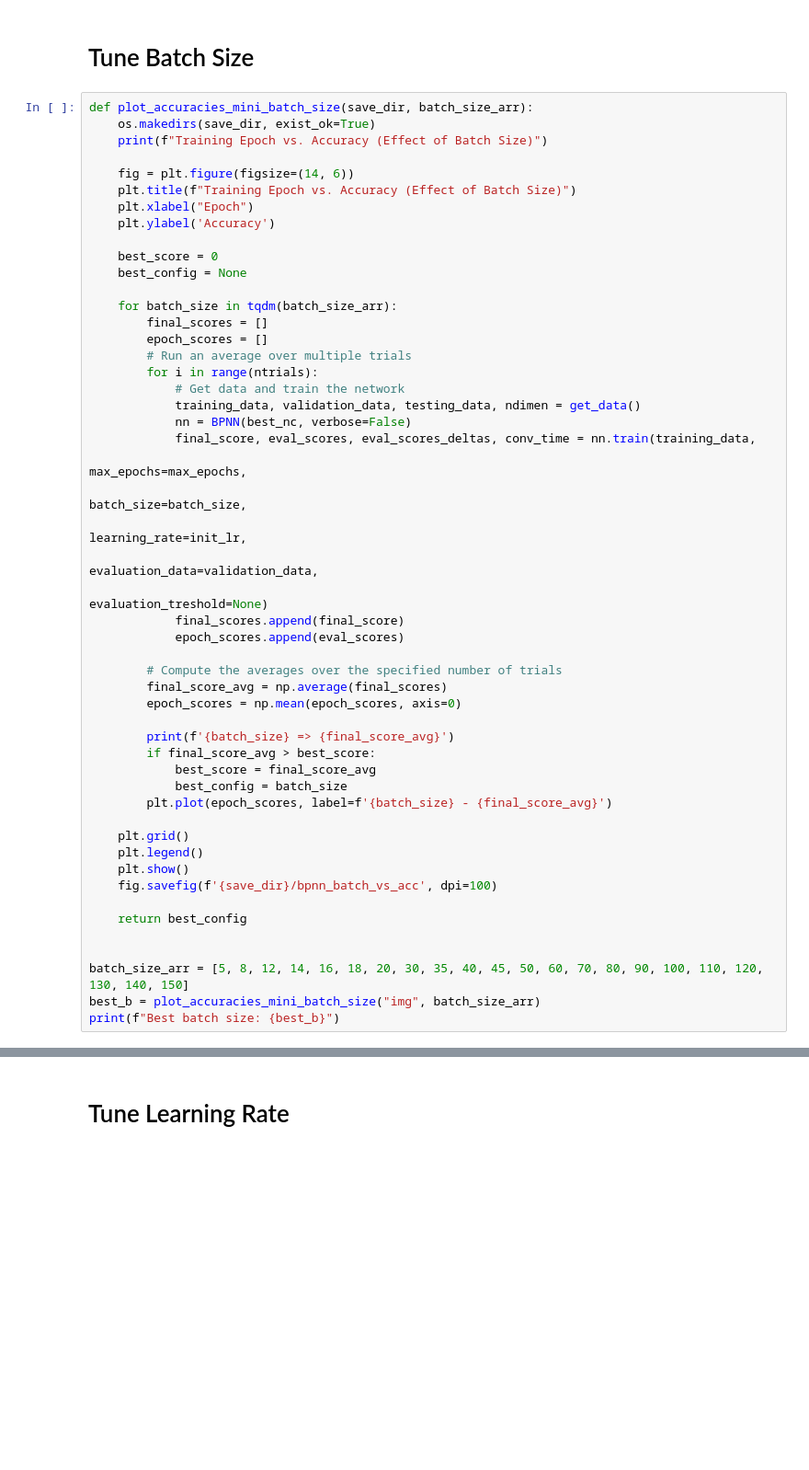
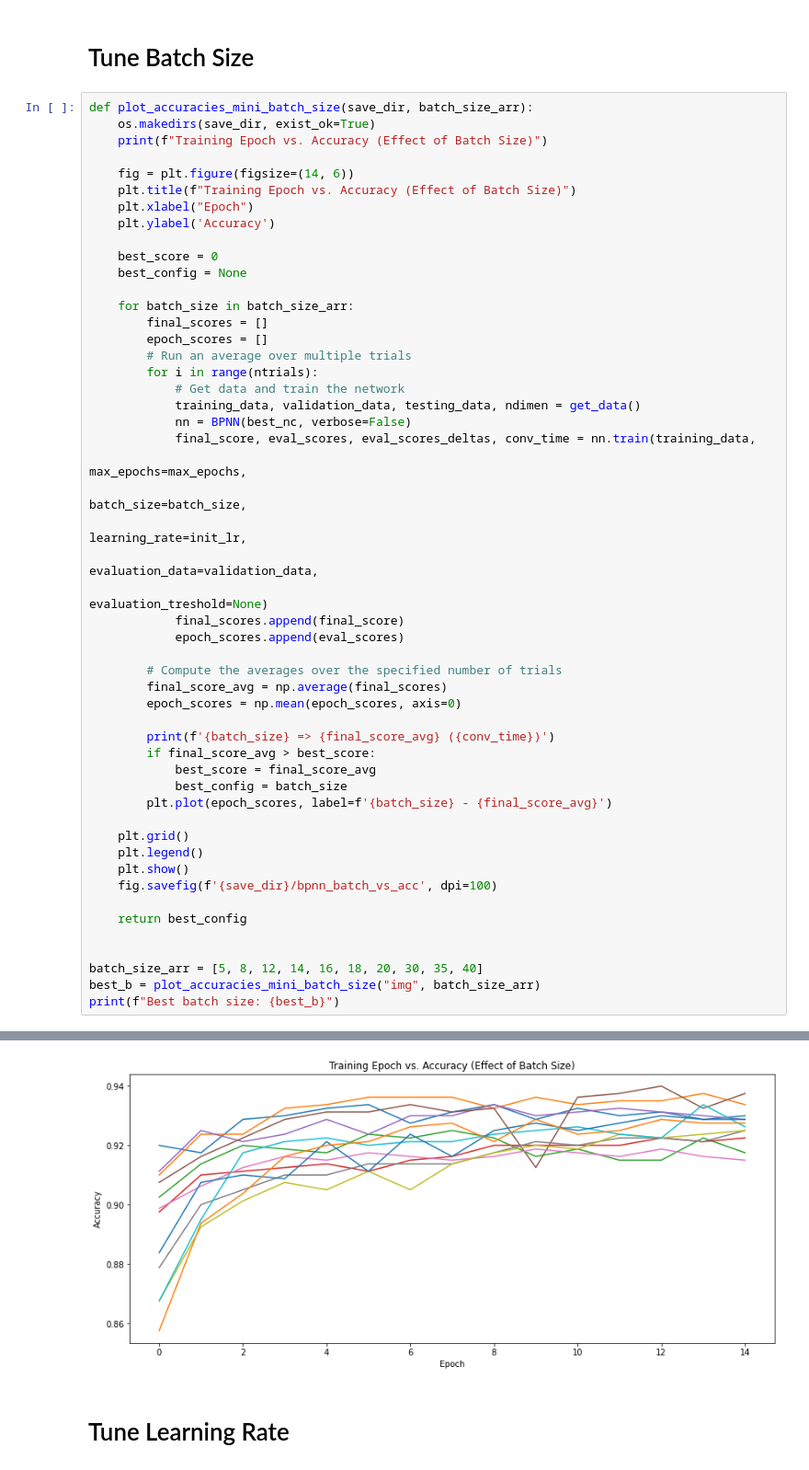
Before and after one commit to andreicozma1/CS522-TeamProject, a Jupyter notebook: test_nn_conv_1layer.ipynb, the cells around one changed output, grey strips where cells are left out. Shown: that part at 92% size. Cells and saved outputs as stored; diff of their text form; blank space fills up the shorter version.

```diff
--- a/test_nn_conv_1layer.ipynb
+++ b/test_nn_conv_1layer.ipynb
@@ -163,7 +173,7 @@ def plot_accuracies_mini_batch_size(save_dir, batch_size_arr):
     best_score = 0
     best_config = None
 
-    for batch_size in tqdm(batch_size_arr):
+    for batch_size in batch_size_arr:
         final_scores = []
         epoch_scores = []
         # Run an average over multiple trials
@@ -184,7 +194,7 @@ def plot_accuracies_mini_batch_size(save_dir, batch_size_arr):
         final_score_avg = np.average(final_scores)
         epoch_scores = np.mean(epoch_scores, axis=0)
 
-        print(f'{batch_size} => {final_score_avg}')
+        print(f'{batch_size} => {final_score_avg} ({conv_time})')
         if final_score_avg > best_score:
             best_score = final_score_avg
             best_config = batch_size
@@ -198,7 +208,7 @@ def plot_accuracies_mini_batch_size(save_dir, batch_size_arr):
     return best_config
 
 
-batch_size_arr = [5, 8, 12, 14, 16, 18, 20, 30, 35, 40, 45, 50, 60, 70, 80, 90, 100, 110, 120, 130, 140, 150]
+batch_size_arr = [5, 8, 12, 14, 16, 18, 20, 30, 35, 40]
 best_b = plot_accuracies_mini_batch_size("img", batch_size_arr)
 print(f"Best batch size: {best_b}")
 # %% [output]
@@ -218,3 +229,4 @@ Training Epoch vs. Accuracy (Effect of Batch Size)
+[figure, added]
 # %% [markdown]
 # Tune Learning Rate
 # %%
```
Also changed, not shown: parts of 8 cells of this notebook, 21 other files.
